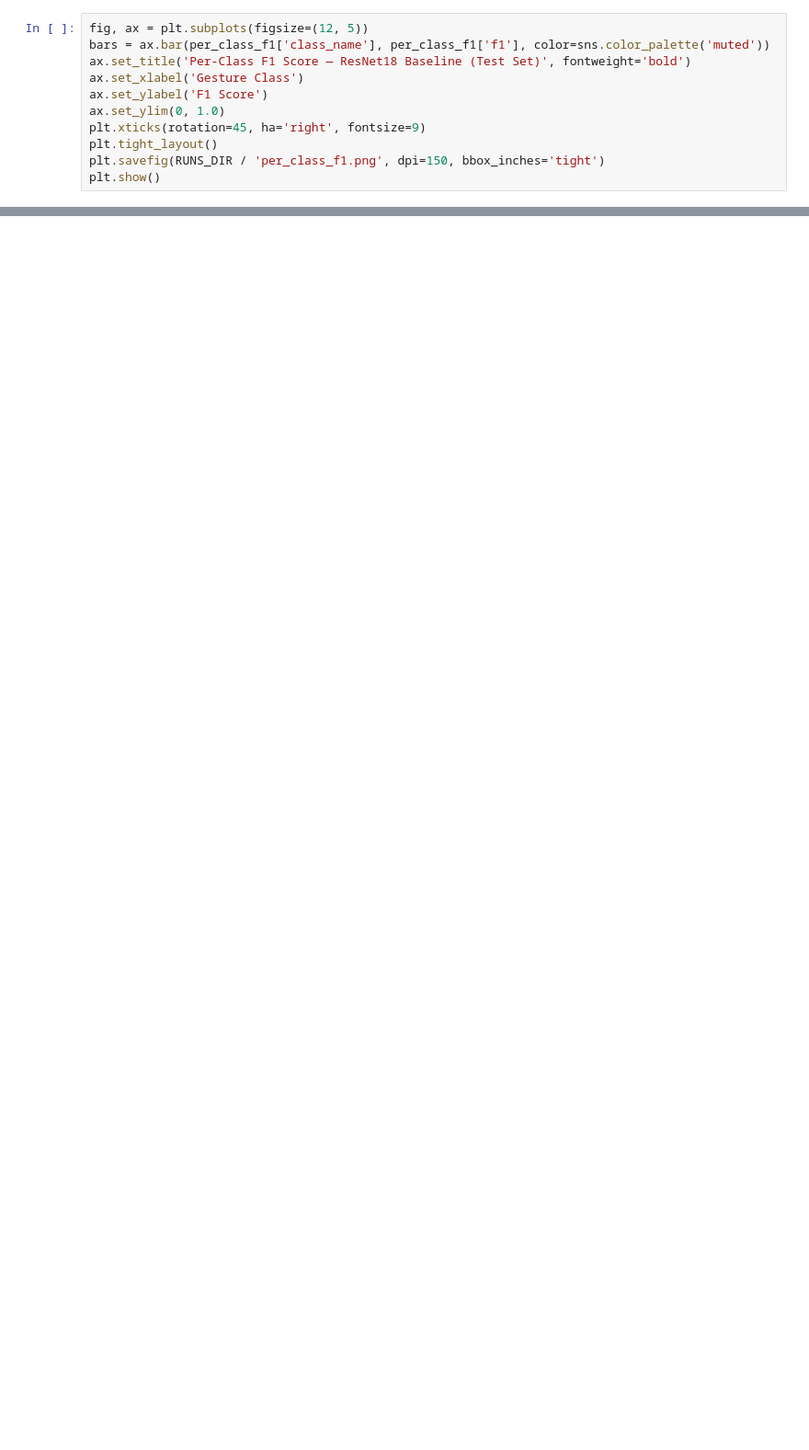
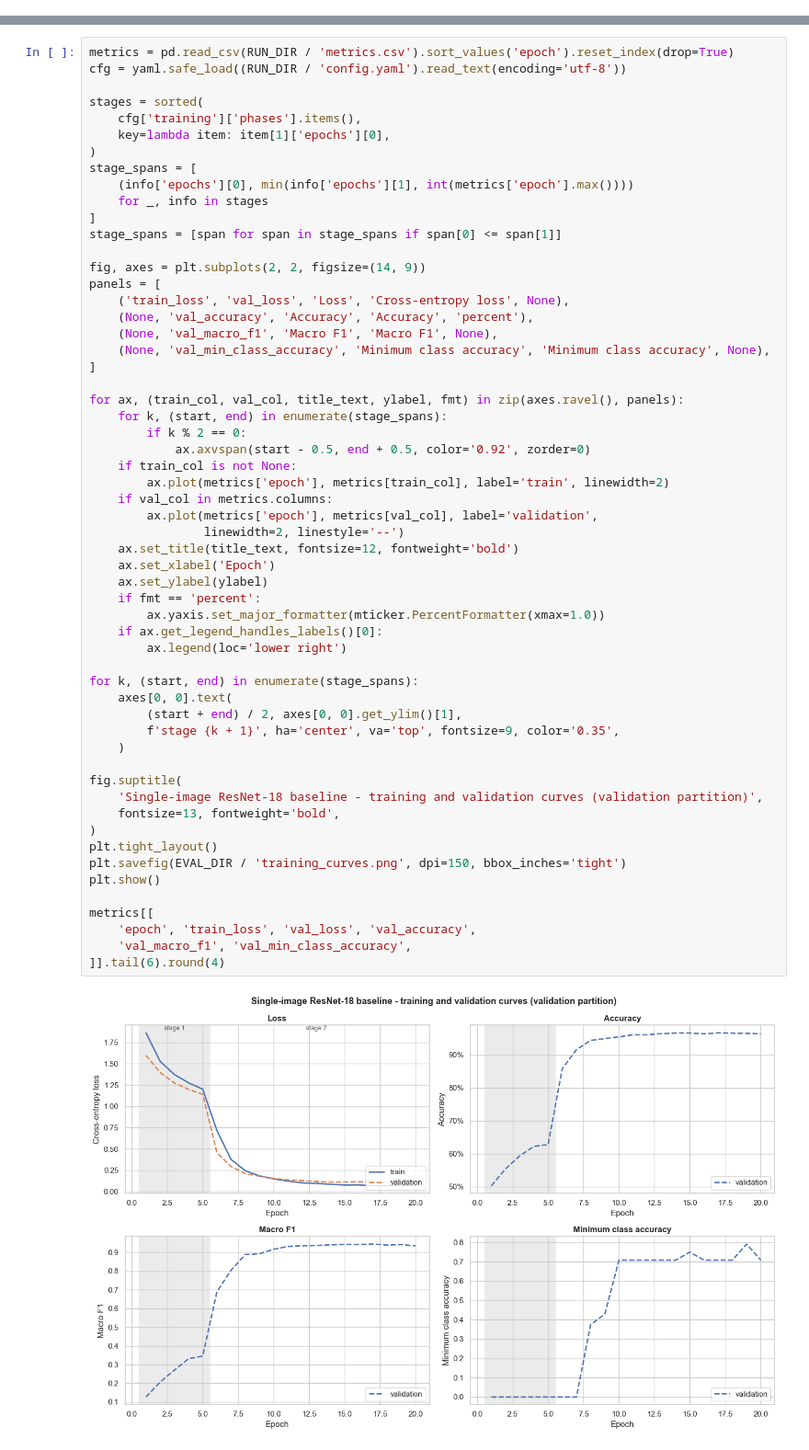
Before and after one commit to syeedur-01/sense-underwater-gesture-recognition, a Jupyter notebook: notebooks/03_baseline_experiment_analysis.ipynb, the cells around one changed output, grey strips where cells are left out. Shown at 92% size. Drawn from its saved outputs; the diff is of its cells as text; blank space fills up the shorter version.

```diff
--- a/notebooks/03_baseline_experiment_analysis.ipynb
+++ b/notebooks/03_baseline_experiment_analysis.ipynb
@@ -159,11 +0,0 @@ plt.show()
-# %%
-fig, ax = plt.subplots(figsize=(12, 5))
-bars = ax.bar(per_class_f1['class_name'], per_class_f1['f1'], color=sns.color_palette('muted'))
-ax.set_title('Per-Class F1 Score — ResNet18 Baseline (Test Set)', fontweight='bold')
-ax.set_xlabel('Gesture Class')
-ax.set_ylabel('F1 Score')
-ax.set_ylim(0, 1.0)
-plt.xticks(rotation=45, ha='right', fontsize=9)
-plt.tight_layout()
-plt.savefig(RUNS_DIR / 'per_class_f1.png', dpi=150, bbox_inches='tight')
-plt.show()
@@ -177,0 +66,59 @@ provided the test accuracy above is non-trivial (>20%).
+# %%
+metrics = pd.read_csv(RUN_DIR / 'metrics.csv').sort_values('epoch').reset_index(drop=True)
+cfg = yaml.safe_load((RUN_DIR / 'config.yaml').read_text(encoding='utf-8'))
+
+stages = sorted(
+    cfg['training']['phases'].items(),
+    key=lambda item: item[1]['epochs'][0],
+)
+stage_spans = [
+    (info['epochs'][0], min(info['epochs'][1], int(metrics['epoch'].max())))
+    for _, info in stages
+]
+stage_spans = [span for span in stage_spans if span[0] <= span[1]]
+
+fig, axes = plt.subplots(2, 2, figsize=(14, 9))
+panels = [
+    ('train_loss', 'val_loss', 'Loss', 'Cross-entropy loss', None),
+    (None, 'val_accuracy', 'Accuracy', 'Accuracy', 'percent'),
+    (None, 'val_macro_f1', 'Macro F1', 'Macro F1', None),
+    (None, 'val_min_class_accuracy', 'Minimum class accuracy', 'Minimum class accuracy', None),
+]
+
+for ax, (train_col, val_col, title_text, ylabel, fmt) in zip(axes.ravel(), panels):
+    for k, (start, end) in enumerate(stage_spans):
+        if k % 2 == 0:
+            ax.axvspan(start - 0.5, end + 0.5, color='0.92', zorder=0)
+    if train_col is not None:
+        ax.plot(metrics['epoch'], metrics[train_col], label='train', linewidth=2)
+    if val_col in metrics.columns:
+        ax.plot(metrics['epoch'], metrics[val_col], label='validation',
+                linewidth=2, linestyle='--')
+    ax.set_title(title_text, fontsize=12, fontweight='bold')
+    ax.set_xlabel('Epoch')
+    ax.set_ylabel(ylabel)
+    if fmt == 'percent':
+        ax.yaxis.set_major_formatter(mticker.PercentFormatter(xmax=1.0))
+    if ax.get_legend_handles_labels()[0]:
+        ax.legend(loc='lower right')
+
+for k, (start, end) in enumerate(stage_spans):
+    axes[0, 0].text(
+        (start + end) / 2, axes[0, 0].get_ylim()[1],
+        f'stage {k + 1}', ha='center', va='top', fontsize=9, color='0.35',
+    )
+
+fig.suptitle(
+    'Single-image ResNet-18 baseline - training and validation curves (validation partition)',
+    fontsize=13, fontweight='bold',
+)
+plt.tight_layout()
+plt.savefig(EVAL_DIR / 'training_curves.png', dpi=150, bbox_inches='tight')
+plt.show()
+
+metrics[[
+    'epoch', 'train_loss', 'val_loss', 'val_accuracy',
+    'val_macro_f1', 'val_min_class_accuracy',
+]].tail(6).round(4)
+# %% [output]
+[figure, added]
```
Also changed, not shown: parts of 37 cells of this notebook, 16 other files.
